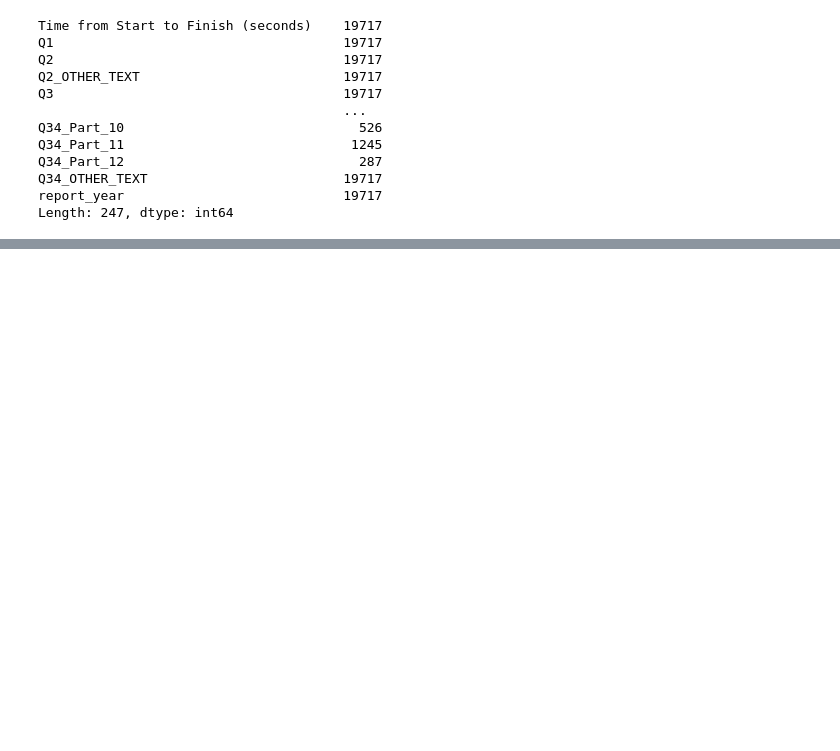
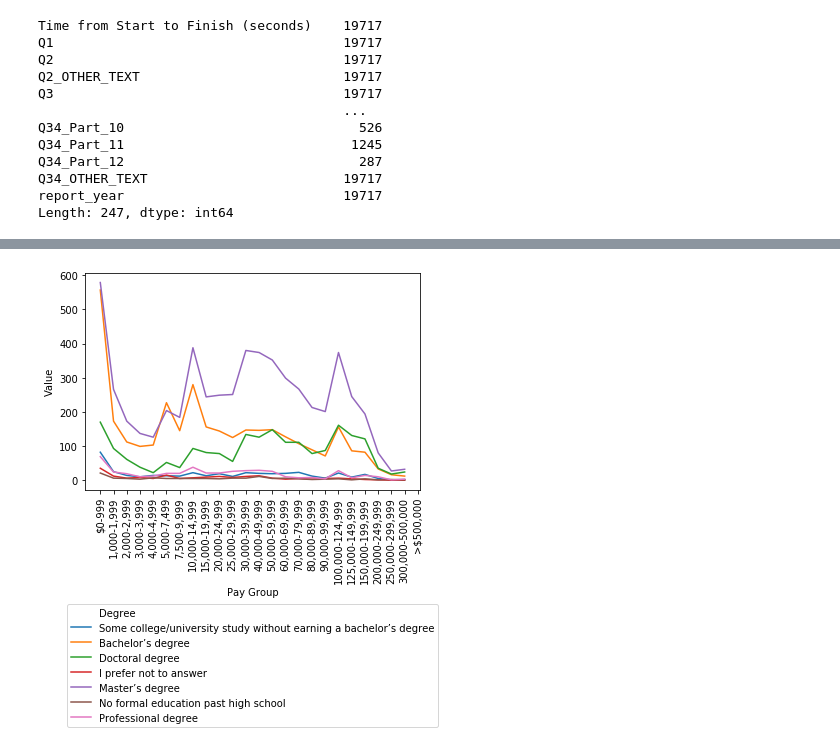
Before and after one commit to piszewc/python-deep-learning-data-science, a Jupyter notebook: Kaggle/Kaggle Survey.ipynb, the cells around one changed output, grey strips where cells are left out. Saved outputs shown, nothing was run; the diff lists cells and outputs as text; code cells hidden in the pictures; blank space fills up the shorter version.

```diff
--- a/Kaggle/Kaggle Survey.ipynb
+++ b/Kaggle/Kaggle Survey.ipynb
@@ -86,0 +95,15 @@ plt.show()
+# %%
+data_counts = pd.crosstab(data['Q4'], data['Q10'])
+data_counts = data_counts.unstack().reset_index()
+data_counts.columns = ["Pay Group","Degree","Value"]
+
+data_counts['Pay Group'] = pd.Categorical(data_counts['Pay Group'],categories=sorted_paygroups,ordered=True)
+data_counts = data_counts.sort_values('Pay Group',ascending=False)
+plt.show()
+# %%
+ax = sns.lineplot(x="Pay Group", y="Value",hue="Degree", data=data_counts, sort=False)
+ax.legend(loc='upper center', bbox_to_anchor=(0.5, -0.5), ncol=1)
+plt.setp(ax.get_xticklabels(),rotation=90)
+plt.show()
+# %% [output]
+[figure, added]
```
Also changed, not shown: parts of 4 cells of this notebook.
